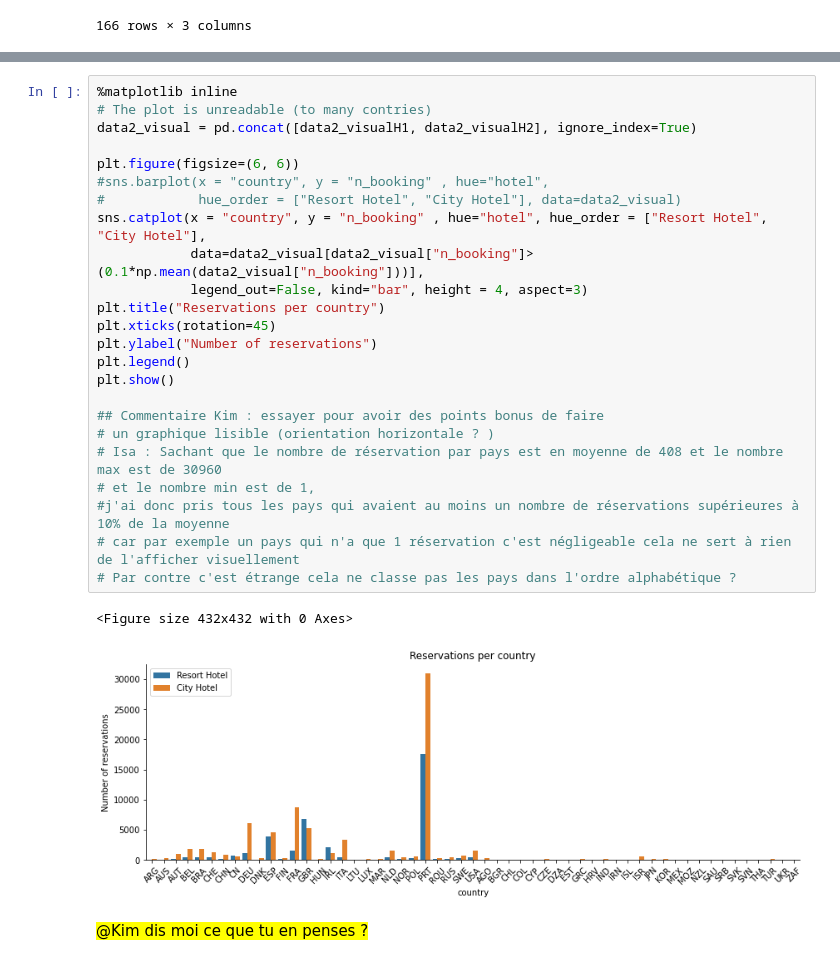
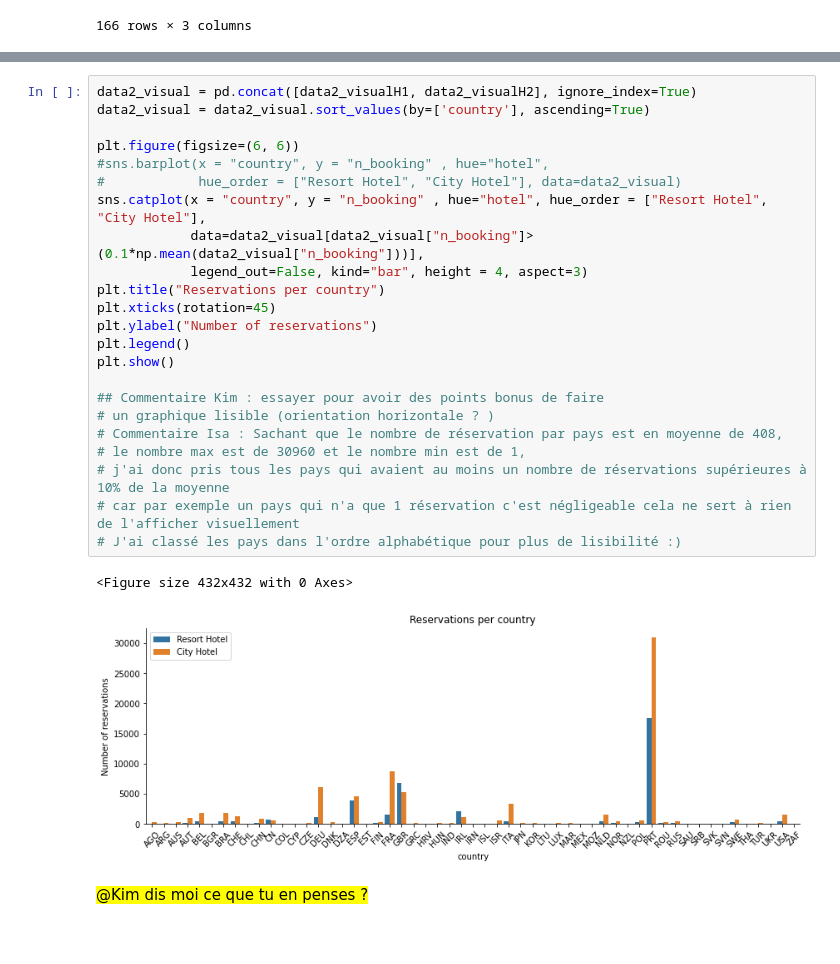
Before and after one commit to ARKEnsae/DM_ML_3A, a Jupyter notebook: TP2/TP2_KA_IB.ipynb, the cells around one changed output, grey strips where cells are left out. Saved outputs shown, nothing was run; the diff lists cells and outputs as text.

```diff
--- a/TP2/TP2_KA_IB.ipynb
+++ b/TP2/TP2_KA_IB.ipynb
@@ -332,30 +329,29 @@ np.max(data2_visual["n_booking"])
 # %%
-%matplotlib inline
-# The plot is unreadable (to many contries)
 data2_visual = pd.concat([data2_visualH1, data2_visualH2], ignore_index=True)
+data2_visual = data2_visual.sort_values(by=['country'], ascending=True)
 
 plt.figure(figsize=(6, 6))
 #sns.barplot(x = "country", y = "n_booking" , hue="hotel",
 #            hue_order = ["Resort Hotel", "City Hotel"], data=data2_visual)
 sns.catplot(x = "country", y = "n_booking" , hue="hotel", hue_order = ["Resort Hotel", "City Hotel"],
             data=data2_visual[data2_visual["n_booking"]>(0.1*np.mean(data2_visual["n_booking"]))],
             legend_out=False, kind="bar", height = 4, aspect=3)
 plt.title("Reservations per country")
 plt.xticks(rotation=45)
 plt.ylabel("Number of reservations")
 plt.legend()
 plt.show()
 
 ## Commentaire Kim : essayer pour avoir des points bonus de faire
 # un graphique lisible (orientation horizontale ? )
-# Isa : Sachant que le nombre de réservation par pays est en moyenne de 408 et le nombre max est de 30960
-# et le nombre min est de 1,
-#j'ai donc pris tous les pays qui avaient au moins un nombre de réservations supérieures à 10% de la moyenne
+# Commentaire Isa : Sachant que le nombre de réservation par pays est en moyenne de 408,
+# le nombre max est de 30960 et le nombre min est de 1,
+# j'ai donc pris tous les pays qui avaient au moins un nombre de réservations supérieures à 10% de la moyenne
 # car par exemple un pays qui n'a que 1 réservation c'est négligeable cela ne sert à rien de l'afficher visuellement
-# Par contre c'est étrange cela ne classe pas les pays dans l'ordre alphabétique ?
+# J'ai classé les pays dans l'ordre alphabétique pour plus de lisibilité :)
 # %% [output]
 <Figure size 432x432 with 0 Axes>
-[figure, old version]
+[figure, new version]
 # %% [markdown]
 <mark>@Kim dis moi ce que tu en penses ? <mark>
 # %% [markdown]
```
Also changed, not shown: parts of 25 cells of this notebook.
